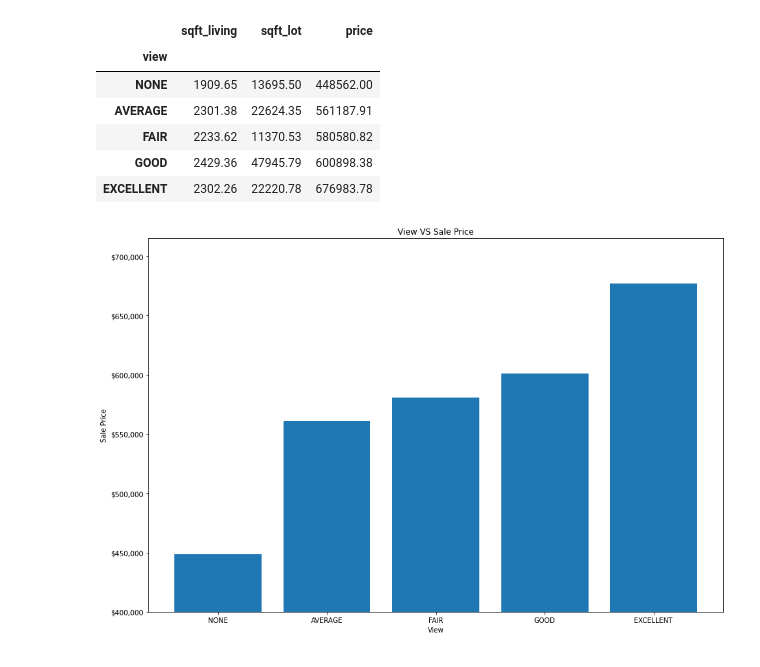
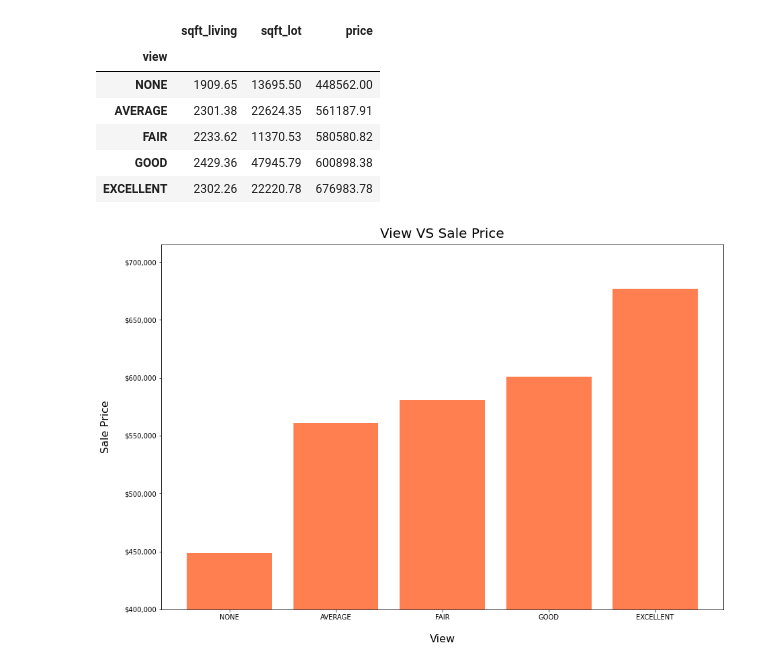
Before and after one commit to xiaohua-su/King_County_Real_Estate_Analysis, a Jupyter notebook: scratchwork_that_runs_properly.ipynb, the cells around one changed output. Drawn from its saved outputs; the diff is of its cells as text; code cells hidden in the pictures.

```diff
--- a/scratchwork_that_runs_properly.ipynb
+++ b/scratchwork_that_runs_properly.ipynb
@@ -1272,17 +1292,18 @@ view_graph
 # %%
 fig, ax = plt.subplots(figsize = (15, 10))
 
 x = view_graph.index
 y = view_graph['price']
 ax.yaxis.set_major_formatter(ticker.StrMethodFormatter('${x:,.0f}'))
-ax.set_title('View VS Sale Price')
-ax.set_xlabel('View')
-ax.set_ylabel('Sale Price')
+
+ax.set_title('View VS Sale Price', fontsize='20', pad=10)
+ax.set_xlabel('View', fontsize='16', labelpad=20)
+ax.set_ylabel('Sale Price', fontsize='16', labelpad=20)
 ax.set_ylim([400000, 715000])
 
 
-ax.bar(x, y)
+ax.bar(x, y, color='coral')
 
 plt.savefig('view.png')
 # %% [output]
-[figure, old version]
+[figure, new version]
```
Also changed, not shown: parts of 9 cells of this notebook, 3 other files.
